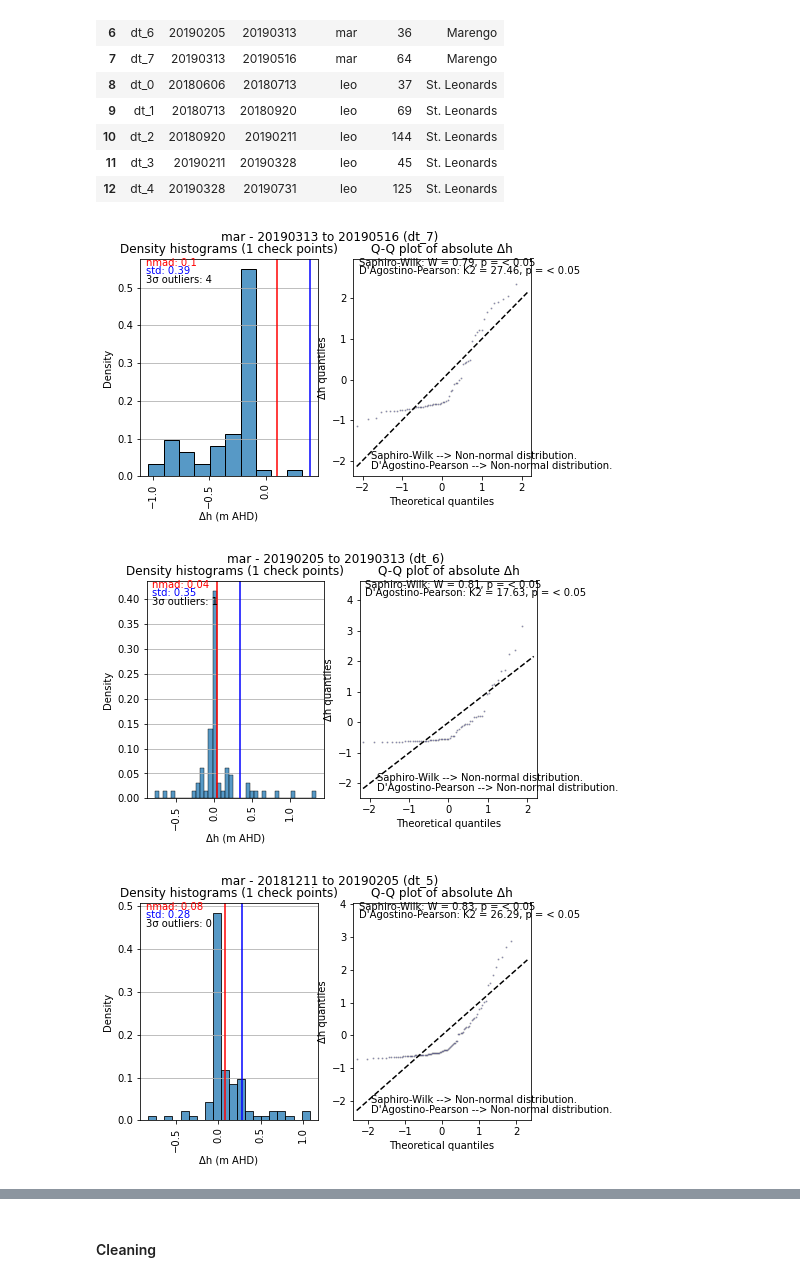
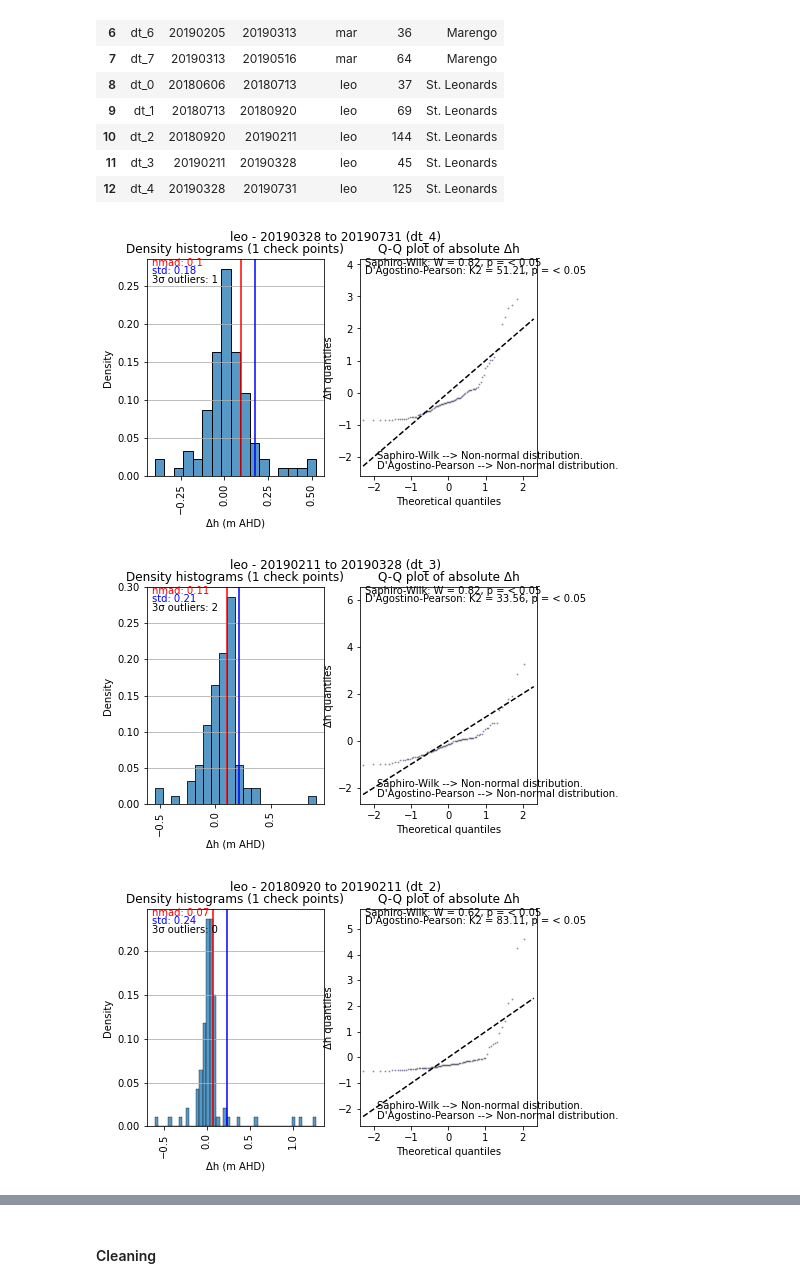
Before and after one commit to npucino/sandpyper, a Jupyter notebook: examples/Example_1_Profile_extraction-CLASS.ipynb, the cells around one changed output, grey strips where cells are left out. Drawn from its saved outputs; the diff is of its cells as text; code cells hidden in the pictures.

Commit message:
added plot_lod_check method

```diff
--- a/examples/Example_1_Profile_extraction-CLASS.ipynb
+++ b/examples/Example_1_Profile_extraction-CLASS.ipynb
@@ -764,8 +764,8 @@ D.dh_details
 | 11 | dt_3 | 20190211 | 20190328 | leo | 45 | St. Leonards |
 | 12 | dt_4 | 20190328 | 20190731 | leo | 125 | St. Leonards |
 # %%
-D.plot_normality_check(locations=["mar"])
+D.plot_lod_normality_check(locations=["leo"])
 # %% [output]
-[figure, old version]
+[figure, new version]
-[figure, old version]
+[figure, new version]
-[figure, old version]
+[figure, new version]
```
Also changed, not shown: parts of 2 cells of this notebook, 2 other files.
